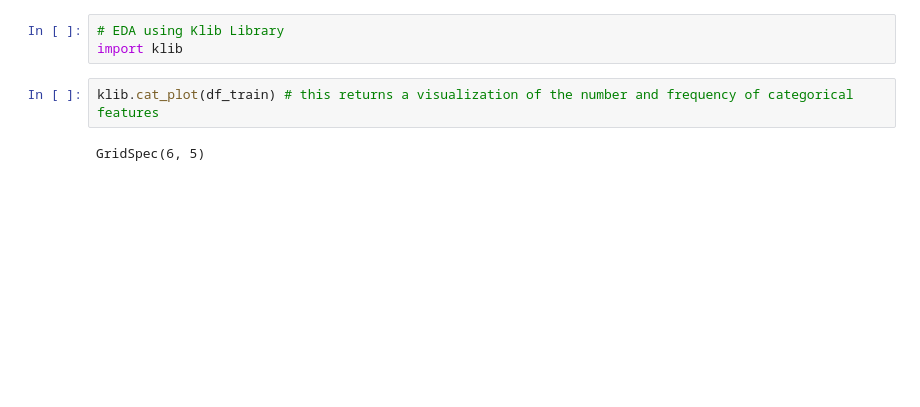
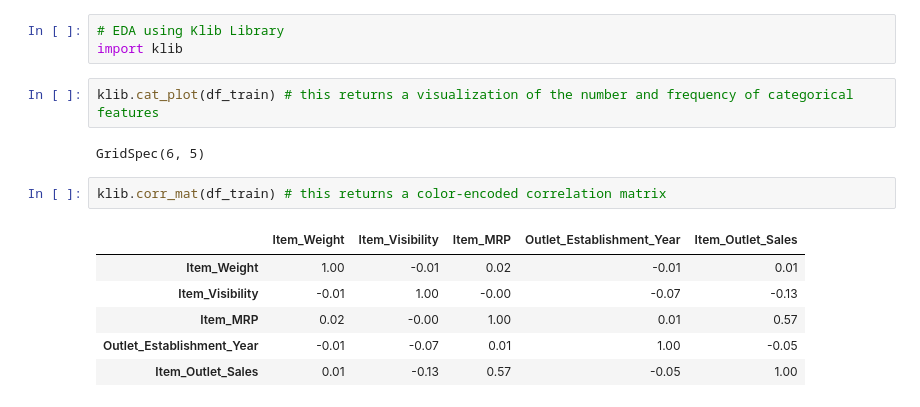
Before and after one commit to BlitzenPrancer/Sales-Prediction-using-Machine-Learning, a Jupyter notebook: Sales_Prediction_using_Machine_Learning.ipynb, the cells around one changed output. Drawn from its saved outputs; the diff is of its cells as text; blank space fills up the shorter version.

```diff
--- a/Sales_Prediction_using_Machine_Learning.ipynb
+++ b/Sales_Prediction_using_Machine_Learning.ipynb
@@ -414,3 +414,12 @@ import klib
 klib.cat_plot(df_train) # this returns a visualization of the number and frequency of categorical features
 # %% [output]
 GridSpec(6, 5)
+# %%
+klib.corr_mat(df_train) # this returns a color-encoded correlation matrix
+# %% [output]
+|  | Item_Weight | Item_Visibility | Item_MRP | Outlet_Establishment_Year | Item_Outlet_Sales |
+| Item_Weight | 1.00 | -0.01 | 0.02 | -0.01 | 0.01 |
+| Item_Visibility | -0.01 | 1.00 | -0.00 | -0.07 | -0.13 |
+| Item_MRP | 0.02 | -0.00 | 1.00 | 0.01 | 0.57 |
+| Outlet_Establishment_Year | -0.01 | -0.07 | 0.01 | 1.00 | -0.05 |
+| Item_Outlet_Sales | 0.01 | -0.13 | 0.57 | -0.05 | 1.00 |
```
